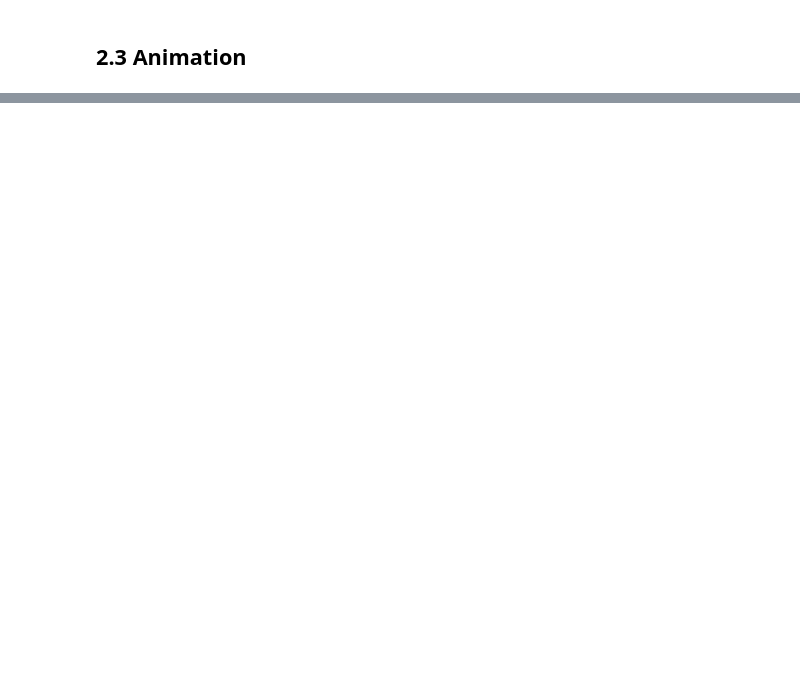
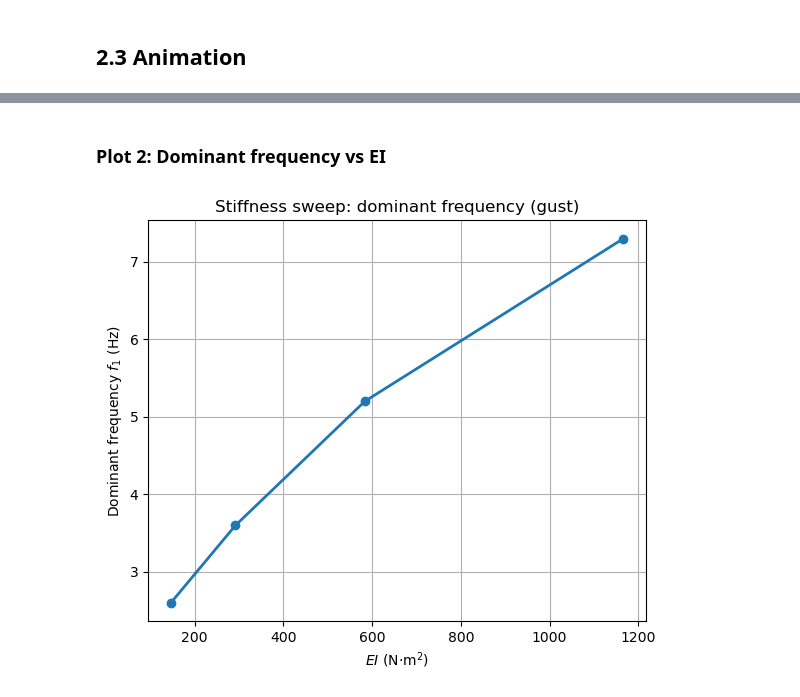
Before and after one commit to dssong2/ae370-project2, a Jupyter notebook: main/notebooks/beam_results.ipynb, the cells around one changed output, grey strips where cells are left out. Saved outputs shown, nothing was run; the diff lists cells and outputs as text; code cells hidden in the pictures; blank space fills up the shorter version.

```diff
--- a/main/notebooks/beam_results.ipynb
+++ b/main/notebooks/beam_results.ipynb
@@ -209,0 +205,13 @@ Spatial convergence (trapezoid):
+# %% [markdown]
+### Plot 2: Dominant frequency vs EI
+# %%
+fig, ax = plt.subplots(figsize=(5.8, 5.0), tight_layout=True)
+ax.plot(EI_list, f_dom_list, marker="o", linewidth=2)
+ax.set_xlabel(r"$EI$ (N$\cdot$m$^2$)")
+ax.set_ylabel(r"Dominant frequency $f_1$ (Hz)")
+ax.set_title(r"Stiffness sweep: dominant frequency (gust)")
+ax.grid(True, which="both")
+plt.savefig("../data/stiffness_sweep_dominant_frequency.pdf", bbox_inches="tight")
+plt.show()
+# %% [output]
+[figure, added]
```
Also changed, not shown: parts of 20 cells of this notebook, 13 other files.
